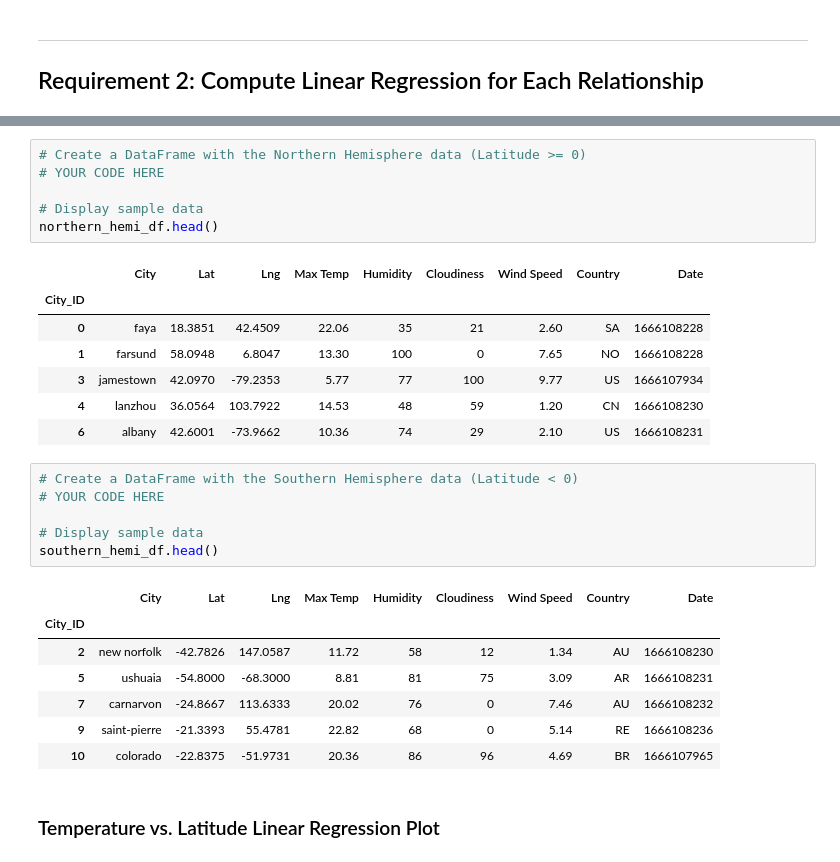
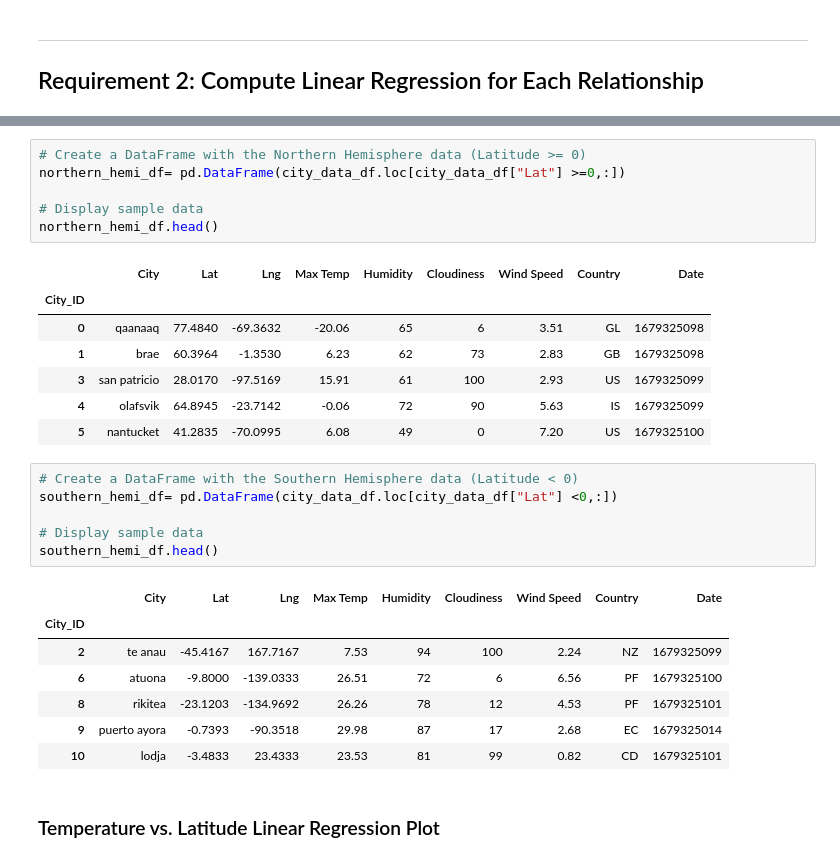
Before and after one commit to Swetavirani/python-api-challenge, a Jupyter notebook: WeatherPy/WeatherPy.ipynb, the cells around one changed output, grey strips where cells are left out. Drawn from its saved outputs; the diff is of its cells as text.

```diff
--- a/WeatherPy/WeatherPy.ipynb
+++ b/WeatherPy/WeatherPy.ipynb
@@ -264,30 +303,30 @@ plt.show()
 # %%
 # Create a DataFrame with the Northern Hemisphere data (Latitude >= 0)
-# YOUR CODE HERE
+northern_hemi_df= pd.DataFrame(city_data_df.loc[city_data_df["Lat"] >=0,:])
 
 # Display sample data
 northern_hemi_df.head()
 # %% [output]
 |  | City | Lat | Lng | Max Temp | Humidity | Cloudiness | Wind Speed | Country | Date |
 | City_ID |  |  |  |  |  |  |  |  |  |
-| 0 | faya | 18.3851 | 42.4509 | 22.06 | 35 | 21 | 2.60 | SA | 1666108228 |
-| 1 | farsund | 58.0948 | 6.8047 | 13.30 | 100 | 0 | 7.65 | NO | 1666108228 |
-| 3 | jamestown | 42.0970 | -79.2353 | 5.77 | 77 | 100 | 9.77 | US | 1666107934 |
-| 4 | lanzhou | 36.0564 | 103.7922 | 14.53 | 48 | 59 | 1.20 | CN | 1666108230 |
-| 6 | albany | 42.6001 | -73.9662 | 10.36 | 74 | 29 | 2.10 | US | 1666108231 |
+| 0 | qaanaaq | 77.4840 | -69.3632 | -20.06 | 65 | 6 | 3.51 | GL | 1679325098 |
+| 1 | brae | 60.3964 | -1.3530 | 6.23 | 62 | 73 | 2.83 | GB | 1679325098 |
+| 3 | san patricio | 28.0170 | -97.5169 | 15.91 | 61 | 100 | 2.93 | US | 1679325099 |
+| 4 | olafsvik | 64.8945 | -23.7142 | -0.06 | 72 | 90 | 5.63 | IS | 1679325099 |
+| 5 | nantucket | 41.2835 | -70.0995 | 6.08 | 49 | 0 | 7.20 | US | 1679325100 |
 # %%
 # Create a DataFrame with the Southern Hemisphere data (Latitude < 0)
-# YOUR CODE HERE
+southern_hemi_df= pd.DataFrame(city_data_df.loc[city_data_df["Lat"] <0,:])
 
 # Display sample data
 southern_hemi_df.head()
 # %% [output]
 |  | City | Lat | Lng | Max Temp | Humidity | Cloudiness | Wind Speed | Country | Date |
 | City_ID |  |  |  |  |  |  |  |  |  |
-| 2 | new norfolk | -42.7826 | 147.0587 | 11.72 | 58 | 12 | 1.34 | AU | 1666108230 |
-| 5 | ushuaia | -54.8000 | -68.3000 | 8.81 | 81 | 75 | 3.09 | AR | 1666108231 |
-| 7 | carnarvon | -24.8667 | 113.6333 | 20.02 | 76 | 0 | 7.46 | AU | 1666108232 |
-| 9 | saint-pierre | -21.3393 | 55.4781 | 22.82 | 68 | 0 | 5.14 | RE | 1666108236 |
-| 10 | colorado | -22.8375 | -51.9731 | 20.36 | 86 | 96 | 4.69 | BR | 1666107965 |
+| 2 | te anau | -45.4167 | 167.7167 | 7.53 | 94 | 100 | 2.24 | NZ | 1679325099 |
+| 6 | atuona | -9.8000 | -139.0333 | 26.51 | 72 | 6 | 6.56 | PF | 1679325100 |
+| 8 | rikitea | -23.1203 | -134.9692 | 26.26 | 78 | 12 | 4.53 | PF | 1679325101 |
+| 9 | puerto ayora | -0.7393 | -90.3518 | 29.98 | 87 | 17 | 2.68 | EC | 1679325014 |
+| 10 | lodja | -3.4833 | 23.4333 | 23.53 | 81 | 99 | 0.82 | CD | 1679325101 |
 # %% [markdown]
 ###  Temperature vs. Latitude Linear Regression Plot
```
Also changed, not shown: parts of 40 cells of this notebook, 7 other files.
